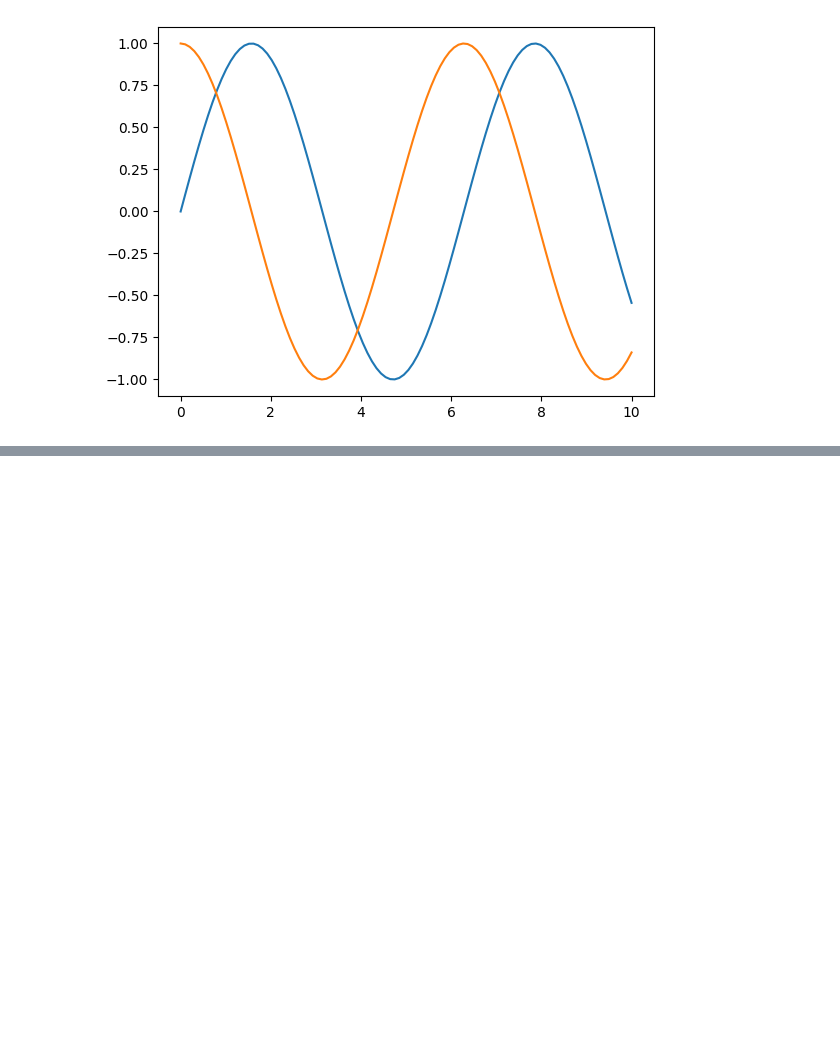
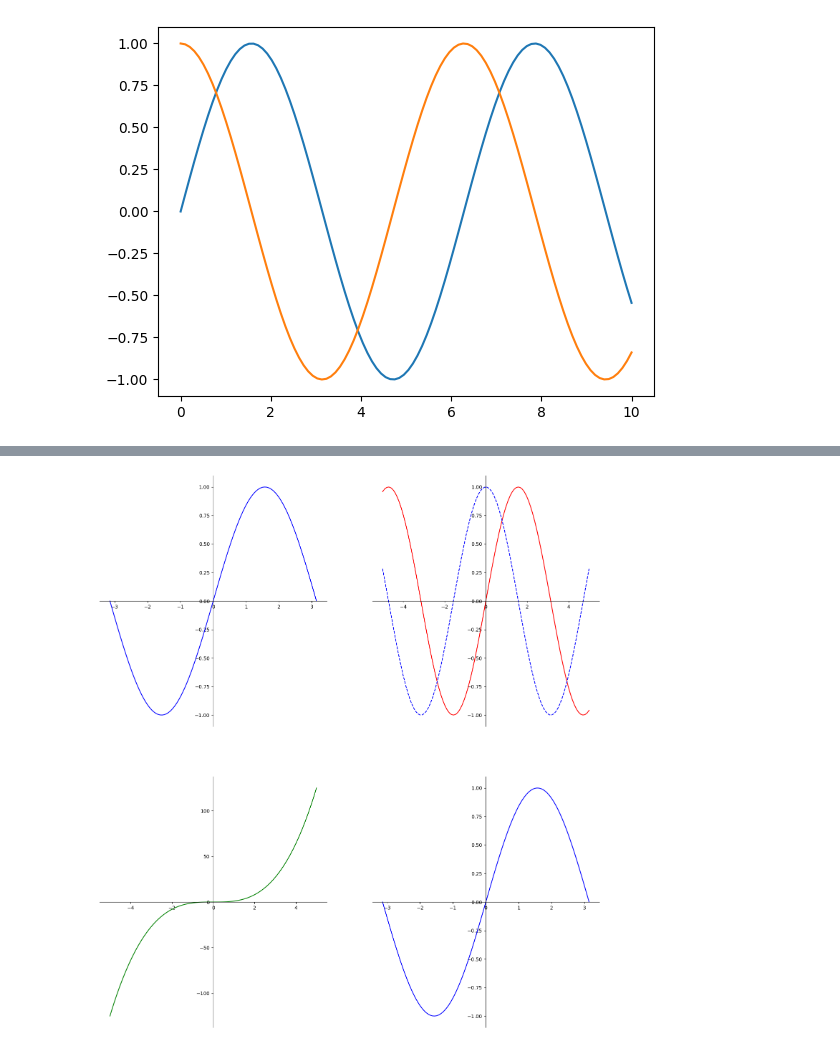
Before and after one commit to Wallo03/Python-Formart, a Jupyter notebook: test.ipynb, the cells around one changed output, grey strips where cells are left out. Saved outputs shown, nothing was run; the diff lists cells and outputs as text; code cells hidden in the pictures; blank space fills up the shorter version.

```diff
--- a/test.ipynb
+++ b/test.ipynb
@@ -651,0 +672,76 @@ SyntaxError: invalid syntax (2108203934.py, line 3)
+# %%
+# 100 linearly spaced numbers
+x = np.linspace(-np.pi,np.pi,100)
+# the function, which is y = sin(x) here
+y = np.sin(x)
+# setting the axes at the centre
+fig = plt.figure(figsize=(18,20))
+ax = fig.add_subplot(2, 2, 1)
+ax.spines['left'].set_position('center')
+ax.spines['bottom'].set_position('center')
+ax.spines['right'].set_color('none')
+ax.spines['top'].set_color('none')
+ax.xaxis.set_ticks_position('bottom')
+ax.yaxis.set_ticks_position('left')
+# plot the function
+plt.plot(x,y, 'b')
+# show the plot
+
+
+
+
+
+# 100 linearly spaced numbers
+x = np.linspace(-np.pi,np.pi,100) #serve il pi greco per cos e sin
+# the function, which is y = sin(x) here
+y = np.sin(x)
+# setting the axes at the centre
+
+ax1 = fig.add_subplot(2,2,4)
+ax1.spines['left'].set_position('center')
+ax1.spines['bottom'].set_position('center')
+ax1.spines['right'].set_color('none')
+ax1.spines['top'].set_color('none')
+ax1.xaxis.set_ticks_position('bottom')
+ax1.yaxis.set_ticks_position('left')
+# plot the function
+plt.plot(x,y, 'b')
+# show the plot
+
+
+
+# 100 linearly spaced numbers
+x = np.linspace(-5,5,100)
+# the function, which is y = ??? here
+y = x**3
+# setting the axes at the centre
+ax2= fig.add_subplot(2,2,3)
+
+ax2.spines['left'].set_position('center')
+ax2.spines['bottom'].set_position('center')
+ax2.spines['right'].set_color('none') #lo rendo invisibile
+ax2.spines['top'].set_color('none')
+ax2.xaxis.set_ticks_position('bottom')
+ax2.yaxis.set_ticks_position('left') #mette le linette nella posizione scelta
+# plot the function
+plt.plot(x,y, '-g')
+
+
+
+x = np.linspace(-5,5,100)
+y= np.sin(x)
+z= np.cos(x)
+
+ax3 = fig.add_subplot(2,2,2)
+ax3.spines['left'].set_position('center')
+ax3.spines['bottom'].set_position('center')
+ax3.spines['right'].set_color('none') #lo rendo invisibile
+ax3.spines['top'].set_color('none')
+ax3.xaxis.set_ticks_position('bottom')
+ax3.yaxis.set_ticks_position('left')
+plt.plot(x,y, '-r')
+plt.plot(x,z, '--b')
+
+plt.show()
+# %% [output]
+[figure, added]
```
Also changed, not shown: parts of 51 cells of this notebook, 1 other file.
